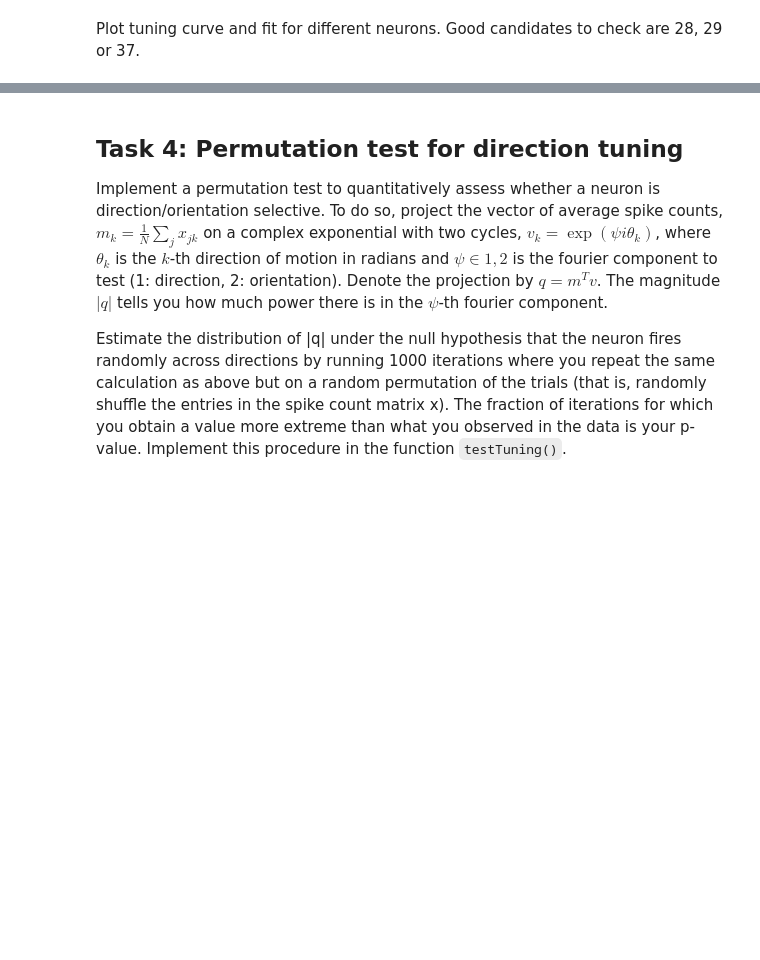
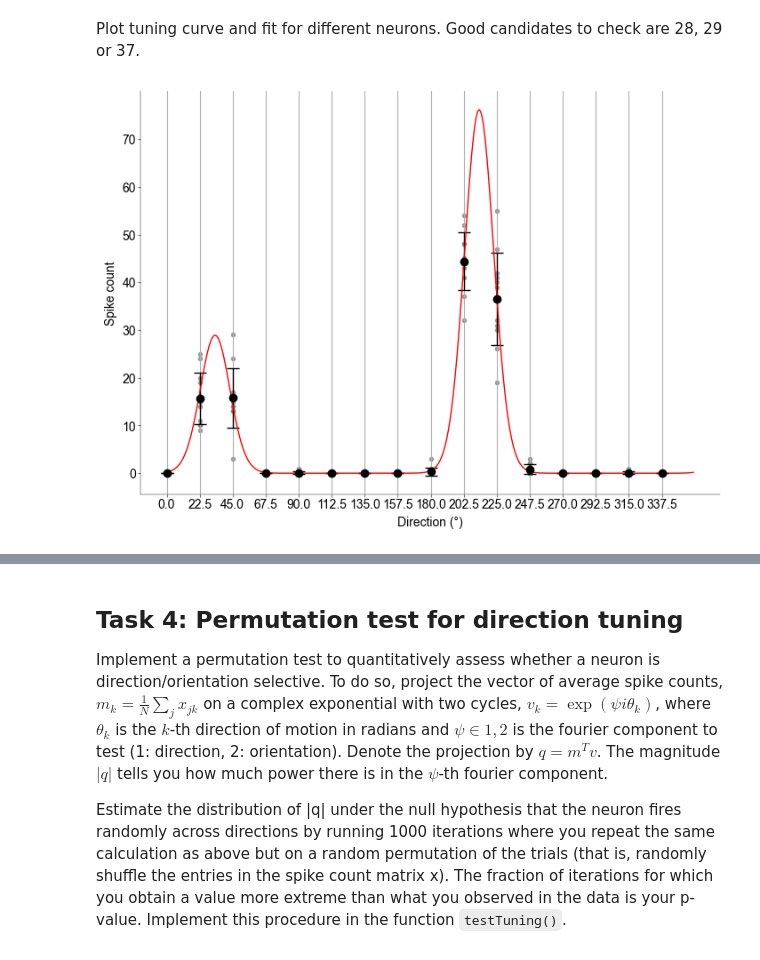
Before and after one commit to H-Kugler/neural-data-science, a Jupyter notebook: notebooks/CodingLab4_leandro.ipynb, the cells around one changed output, grey strips where cells are left out. Cells and saved outputs as stored; diff of their text form; code cells hidden in the pictures; blank space fills up the shorter version.

```diff
--- a/notebooks/CodingLab4_leandro.ipynb
+++ b/notebooks/CodingLab4_leandro.ipynb
@@ -334,10 +403,36 @@ def tuningCurve(counts, dirs, show=True):
     # ----------------------------------------
     # Compute the spike count matrix (0.5 pts)
     # ----------------------------------------
+    sorted_directions = np.sort(np.unique(dirs))
+    X = np.array([counts[dirs == dir] for dir in sorted_directions]).T
+    assert X.shape == (dirs.shape[0] // len(sorted_directions), len(sorted_directions))
 
     # ------------------------------------------------------------
     # fit the von Mises tuning curve to the spike counts (0.5 pts)
     # ------------------------------------------------------------
+    # because there is easy access to local optima if
+    # ϕ is initialized incorrectly, we test multiple different inits for ϕ
+    min_error = np.inf
+    p = None
+    for inits in [
+        [0, 0, 0, 0],
+        [0, 0, 0, 90],
+        [0, 0, 0, 180],
+        [0, 0, 0, 270],
+        [0, 0, 0, 360],
+    ]:
+        _p, _ = opt.curve_fit(
+            vonMises,
+            dirs,
+            counts,
+            p0=inits,
+            bounds=([0, 0, 0, 0], [np.inf, np.inf, np.inf, 360]),
+        )
+        error = np.sum((vonMises(dirs, *_p) - counts) ** 2)
+        min_error = min(min_error, error)
+        p = _p if min_error == error else p
+
+    assert p is not None
 
     if show == True:
         # -----------------------------------------------
@@ -349,6 +444,24 @@ def tuningCurve(counts, dirs, show=True):
         # the plot should contain both the data and the fitted curve
         # using seaborn makes this really easy
 
+        ax.scatter(dirs, counts, color="gray", alpha=0.7)
+        ax.errorbar(
+            sorted_directions,
+            X.mean(axis=0),
+            X.std(axis=0),
+            marker="o",
+            capsize=5,
+            linestyle="None",
+            color="black",
+        )
+        angles = np.arange(0, 360, 1)
+        ax.plot(angles, vonMises(angles, *p), label=str(p), color="red")
+        ax.set_xlabel("Direction (°)")
+        ax.set_ylabel("Spike count")
+        ax.set_xticks(sorted_directions)
+        ax.grid(axis="x")
+        plt.show()
+
         return
     else:
         return p
@@ -382,10 +495,13 @@ def get_data(spikes, neuron):
 # %%
 # ---------------------------------------------------------
 # plot tuning curve and fit for different neurons (0.5 pts)
 # ---------------------------------------------------------
 
 dirs, counts = get_data(spikes, 28)
 # add plot
+tuningCurve(counts, dirs, show=True)
+# %% [output]
+[figure, added]
 # %%
 dirs, counts = get_data(spikes, 29)
 # add plot
```
Also changed, not shown: parts of 29 cells of this notebook.
